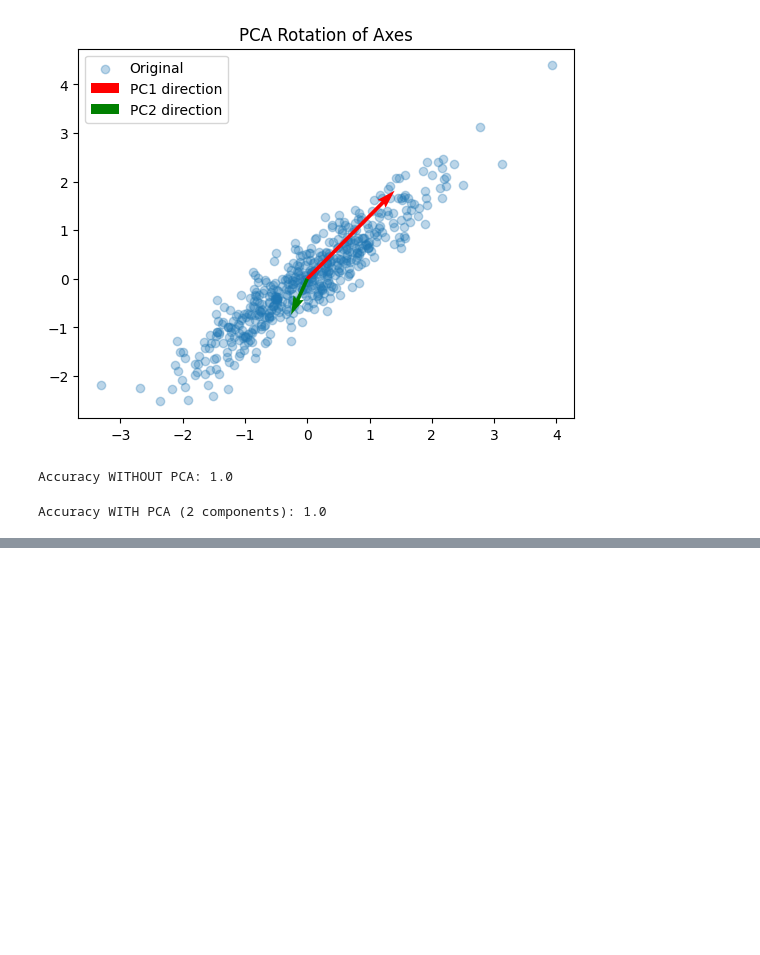
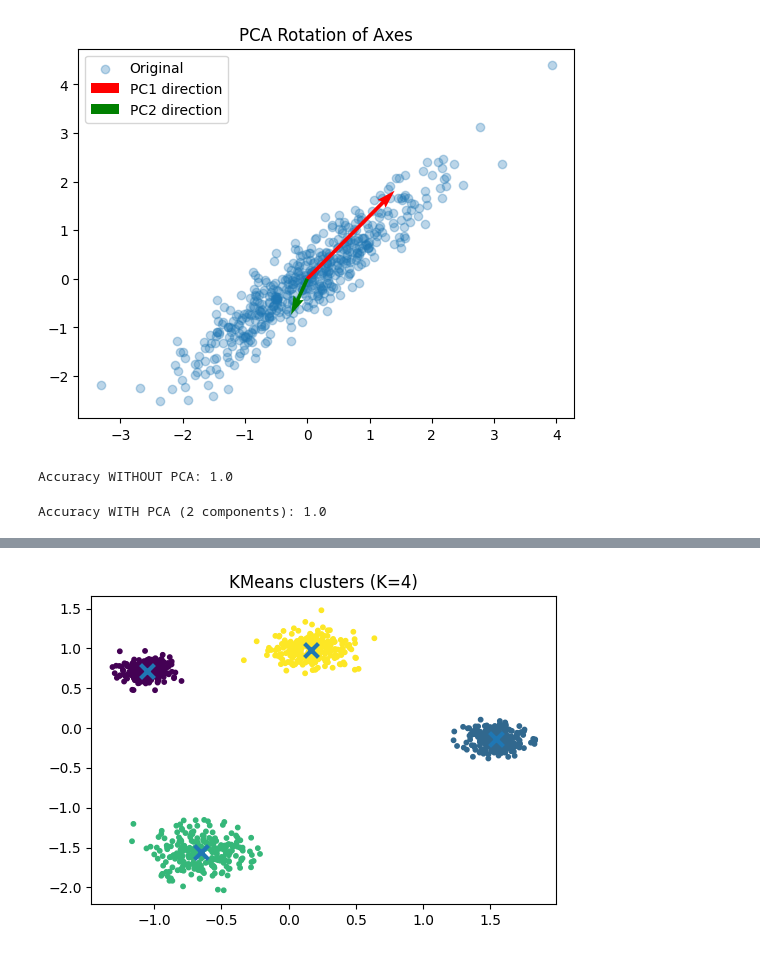
Before and after one commit to avikumart/DA-DS-Questions, a Jupyter notebook: ML_coding/Ml_coding_and_interviewn_practice.ipynb, the cells around one changed output, grey strips where cells are left out. Drawn from its saved outputs; the diff is of its cells as text; code cells hidden in the pictures; blank space fills up the shorter version.

```diff
--- a/ML_coding/Ml_coding_and_interviewn_practice.ipynb
+++ b/ML_coding/Ml_coding_and_interviewn_practice.ipynb
@@ -2264,0 +2335,4 @@ Accuracy WITH PCA (2 components): 1.0
+# %%
+best_k = 4
+km = KMeans(n_clusters=best_k, init="k-means++", n_init=20, random_state=0)
+labels = km.fit_predict(X_scaled)
@@ -2264,0 +2349,8 @@ Accuracy WITH PCA (2 components): 1.0
+# %%
+plt.scatter(X_scaled[:,0], X_scaled[:,1], c=labels, s=10)
+centers = km.cluster_centers_
+plt.scatter(centers[:,0], centers[:,1], marker='x', s=100, linewidths=3)
+plt.title(f"KMeans clusters (K={best_k})")
+plt.show()
+# %% [output]
+[figure, added]
```
Also changed, not shown: parts of 12 cells of this notebook.
